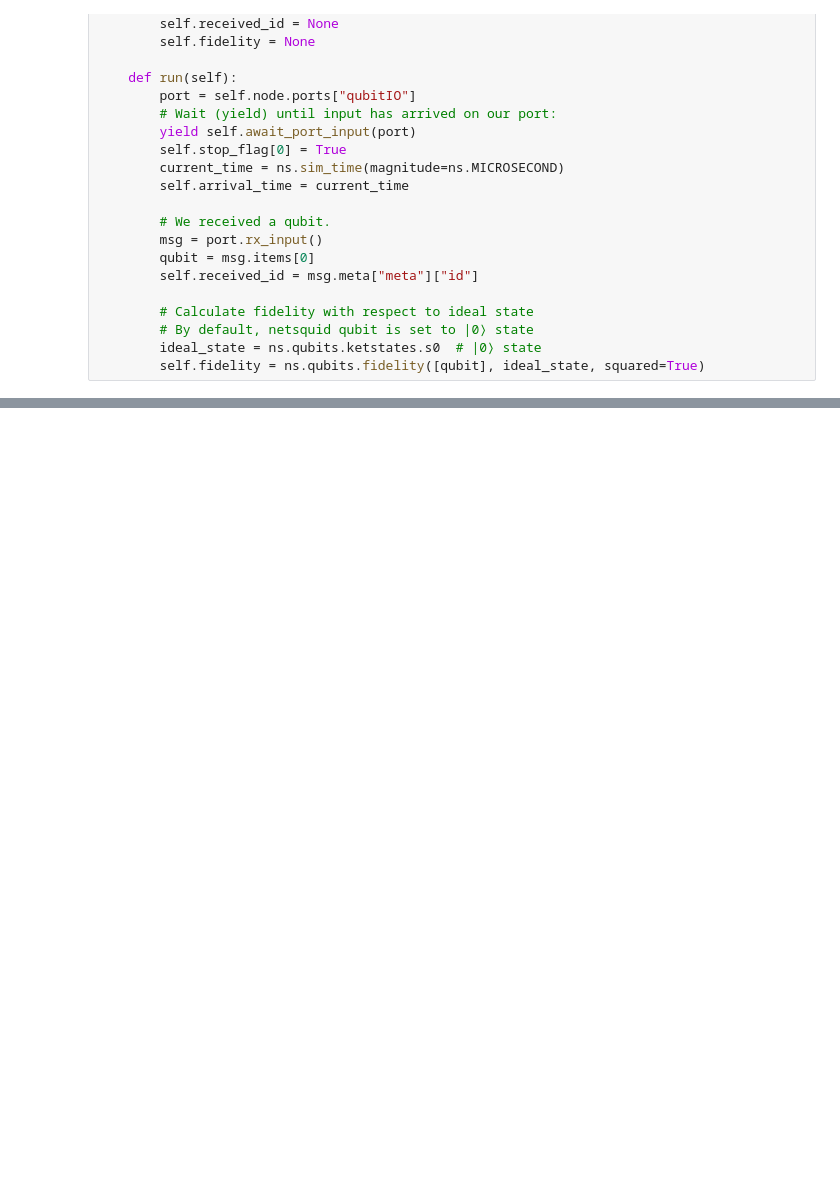
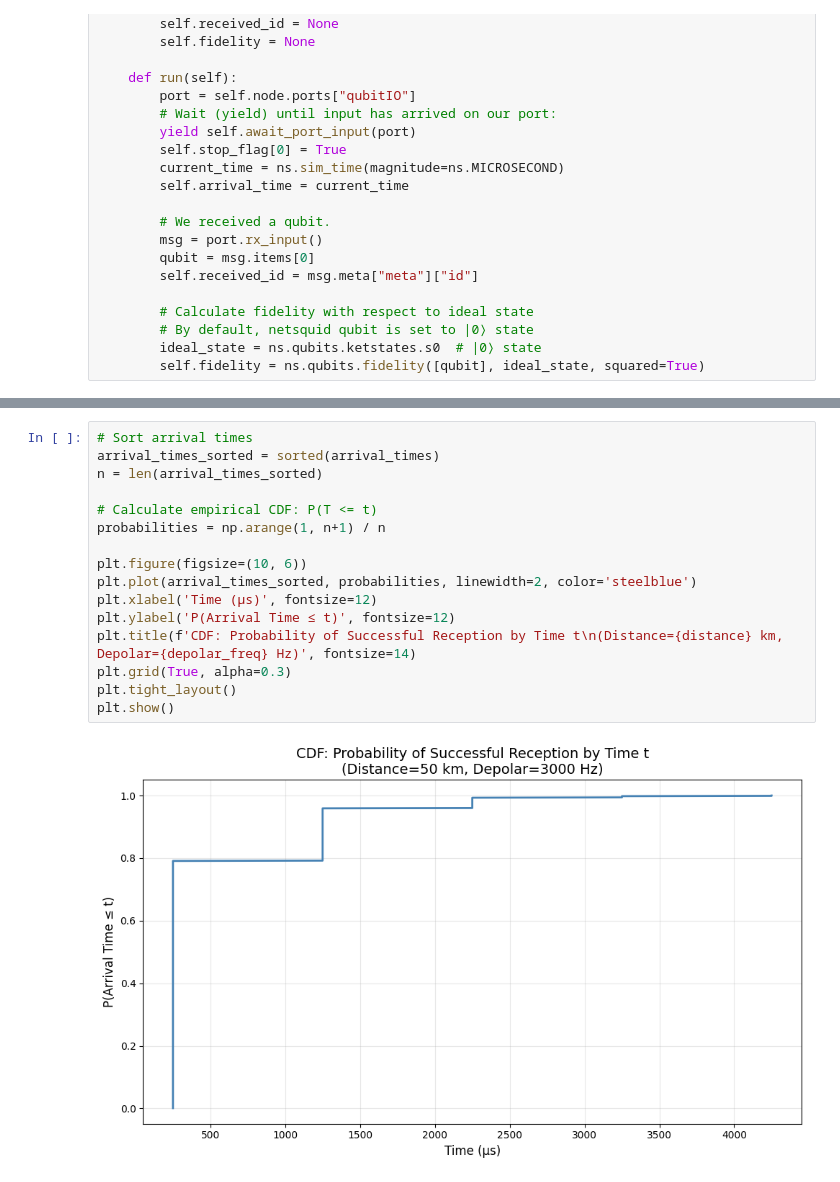
Before and after one commit to AlessandroRuzza/DS_QNetworks_Netsquid, a Jupyter notebook: qConnection.ipynb, the cells around one changed output, grey strips where cells are left out. Drawn from its saved outputs; the diff is of its cells as text; blank space fills up the shorter version.

```diff
--- a/qConnection.ipynb
+++ b/qConnection.ipynb
@@ -163,0 +254,18 @@ Max fidelity: 1.0000
+# %%
+# Sort arrival times
+arrival_times_sorted = sorted(arrival_times)
+n = len(arrival_times_sorted)
+
+# Calculate empirical CDF: P(T <= t)
+probabilities = np.arange(1, n+1) / n
+
+plt.figure(figsize=(10, 6))
+plt.plot(arrival_times_sorted, probabilities, linewidth=2, color='steelblue')
+plt.xlabel('Time (μs)', fontsize=12)
+plt.ylabel('P(Arrival Time ≤ t)', fontsize=12)
+plt.title(f'CDF: Probability of Successful Reception by Time t\n(Distance={distance} km, Depolar={depolar_freq} Hz)', fontsize=14)
+plt.grid(True, alpha=0.3)
+plt.tight_layout()
+plt.show()
+# %% [output]
+[figure, added]
```
Also changed, not shown: parts of 13 cells of this notebook.
